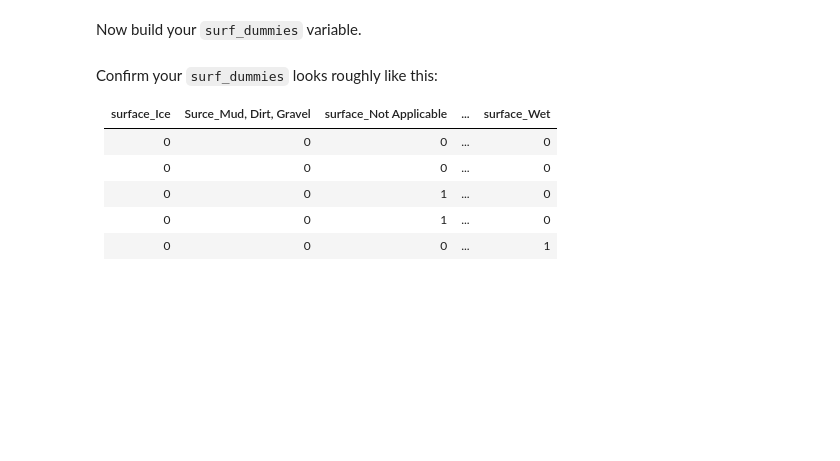
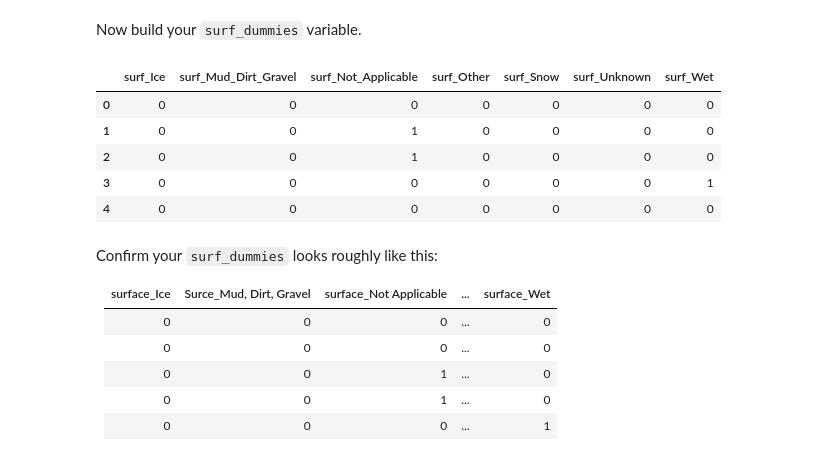
Before and after one commit to domhnallog/class_col_algorithms, a Jupyter notebook: 07-homework/07-homework-car-crashes-odonnchadha.ipynb, the cells around one changed output. Saved outputs shown, nothing was run; the diff lists cells and outputs as text; code cells hidden in the pictures; blank space fills up the shorter version.

```diff
--- a/07-homework/07-homework-car-crashes-odonnchadha.ipynb
+++ b/07-homework/07-homework-car-crashes-odonnchadha.ipynb
@@ -56,3 +143,5 @@ See the effect of sex on whether the person's injuries are fatal or not. I want
 The actual crash data has more details - whether it was snowy/icy, whether it was a highway, etc.
 
 Read in `combined-crash-data.csv` and merge it with our people dataset. I'll save you a lookup: the `REPORT_NO` is what matches between the two.
+# %%
+crash_df = pd.read_csv('sources/combined-crash-data.csv', dtype=str)
@@ -99,6 +275,16 @@ You'll want to drop the column you'll use as the reference category.
 **Before we do this: which column works best as the reference?**
 # %% [markdown]
 Now build your `surf_dummies` variable.
+# %%
+dummies_surf = pd.get_dummies(merge_df.SURF_COND_CODE, prefix='surf').drop('surf_Dry', axis=1)
+dummies_surf.head()
+# %% [output]
+|  | surf_Ice | surf_Mud_Dirt_Gravel | surf_Not_Applicable | surf_Other | surf_Snow | surf_Unknown | surf_Wet |
+| 0 | 0 | 0 | 0 | 0 | 0 | 0 | 0 |
+| 1 | 0 | 0 | 1 | 0 | 0 | 0 | 0 |
+| 2 | 0 | 0 | 1 | 0 | 0 | 0 | 0 |
+| 3 | 0 | 0 | 0 | 0 | 0 | 0 | 1 |
+| 4 | 0 | 0 | 0 | 0 | 0 | 0 | 0 |
 # %% [markdown]
 Confirm your `surf_dummies` looks roughly like this:
 
```
Also changed, not shown: parts of 47 cells of this notebook, 4 other files.
